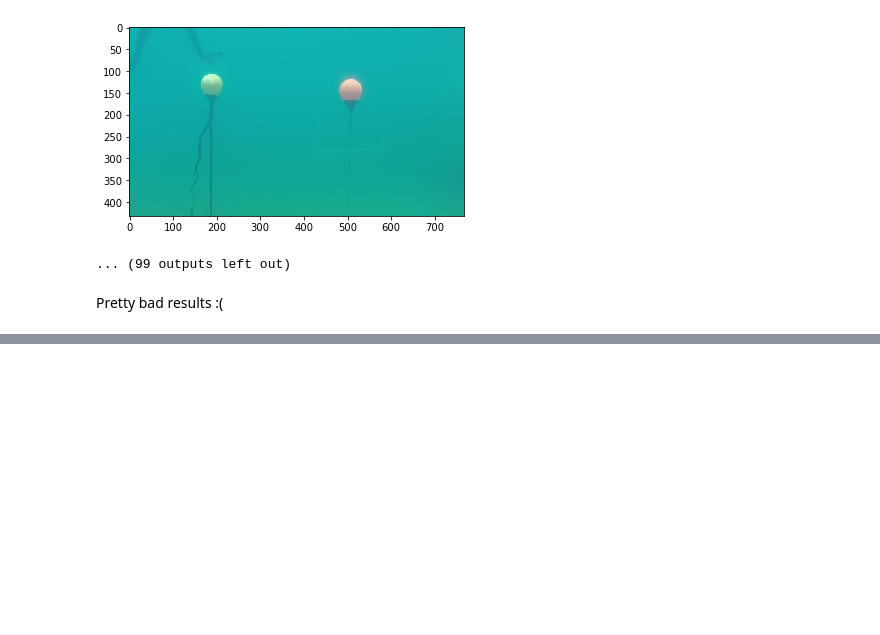
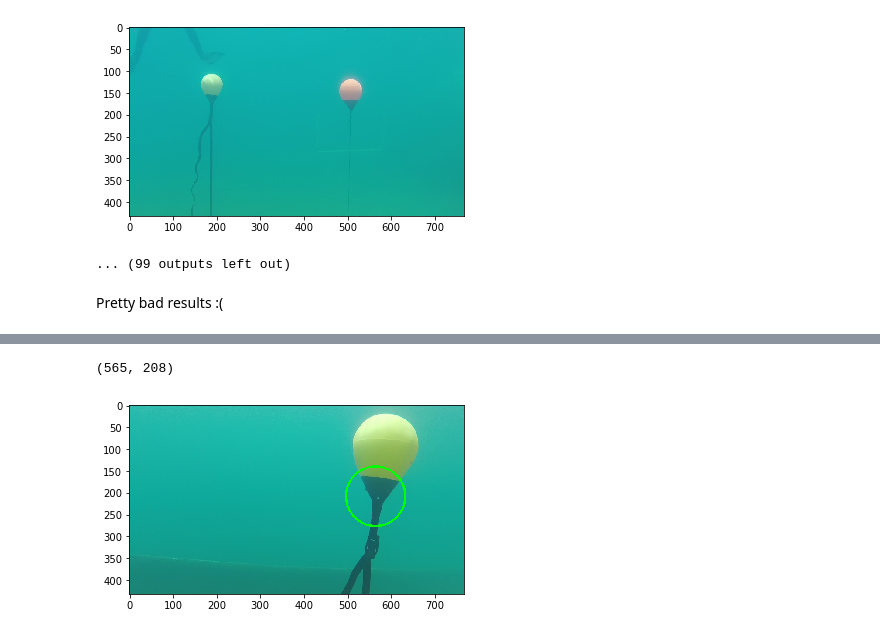
Before and after one commit to rummanwaqar/simple_buoy_detection, a Jupyter notebook: Buoy Detection.ipynb, the cells around one changed output, grey strips where cells are left out. Saved outputs shown, nothing was run; the diff lists cells and outputs as text; code cells hidden in the pictures; blank space fills up the shorter version.

```diff
--- a/Buoy Detection.ipynb
+++ b/Buoy Detection.ipynb
@@ -300,0 +333,9 @@ No buoy detected :(
+# %%
+output = np.copy(image)
+center = (int(cy), int(cx))
+print(center)
+cv2.circle(output, center, int(major), (0,255,0), 3)
+plt.imshow(output); plt.show()
+# %% [output]
+(565, 208)
+[figure, added]
```
Also changed, not shown: parts of 6 cells of this notebook, 2 other files.
